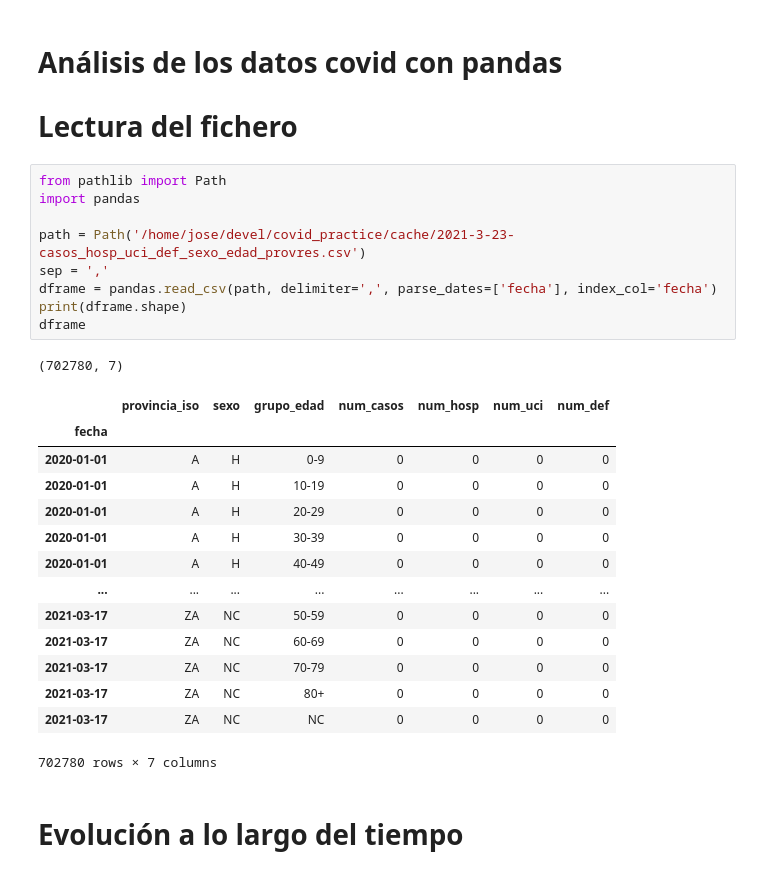
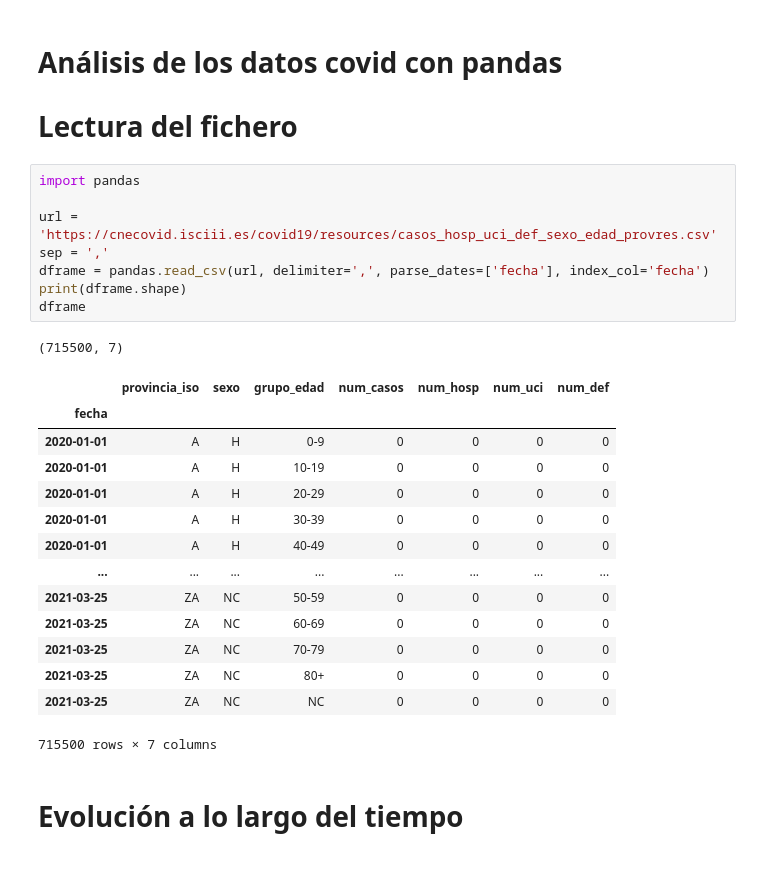
Before and after one commit to JoseBlanca/py_industriales, a Jupyter notebook: covid/con_jupyter/analysis_con_pandas.ipynb, the cells around one changed output. Saved outputs shown, nothing was run; the diff lists cells and outputs as text.

```diff
--- a/covid/con_jupyter/analysis_con_pandas.ipynb
+++ b/covid/con_jupyter/analysis_con_pandas.ipynb
@@ -3,30 +3,29 @@
 
 # Lectura del fichero
 # %%
-from pathlib import Path
 import pandas
 
-path = Path('/home/jose/devel/covid_practice/cache/2021-3-23-casos_hosp_uci_def_sexo_edad_provres.csv')
+url = 'https://cnecovid.isciii.es/covid19/resources/casos_hosp_uci_def_sexo_edad_provres.csv'
 sep = ','
-dframe = pandas.read_csv(path, delimiter=',', parse_dates=['fecha'], index_col='fecha')
+dframe = pandas.read_csv(url, delimiter=',', parse_dates=['fecha'], index_col='fecha')
 print(dframe.shape)
 dframe
 # %% [output]
-(702780, 7)
+(715500, 7)
 |  | provincia_iso | sexo | grupo_edad | num_casos | num_hosp | num_uci | num_def |
 | fecha |  |  |  |  |  |  |  |
 | 2020-01-01 | A | H | 0-9 | 0 | 0 | 0 | 0 |
 | 2020-01-01 | A | H | 10-19 | 0 | 0 | 0 | 0 |
 | 2020-01-01 | A | H | 20-29 | 0 | 0 | 0 | 0 |
 | 2020-01-01 | A | H | 30-39 | 0 | 0 | 0 | 0 |
 | 2020-01-01 | A | H | 40-49 | 0 | 0 | 0 | 0 |
 | ... | ... | ... | ... | ... | ... | ... | ... |
-| 2021-03-17 | ZA | NC | 50-59 | 0 | 0 | 0 | 0 |
-| 2021-03-17 | ZA | NC | 60-69 | 0 | 0 | 0 | 0 |
-| 2021-03-17 | ZA | NC | 70-79 | 0 | 0 | 0 | 0 |
-| 2021-03-17 | ZA | NC | 80+ | 0 | 0 | 0 | 0 |
-| 2021-03-17 | ZA | NC | NC | 0 | 0 | 0 | 0 |
+| 2021-03-25 | ZA | NC | 50-59 | 0 | 0 | 0 | 0 |
+| 2021-03-25 | ZA | NC | 60-69 | 0 | 0 | 0 | 0 |
+| 2021-03-25 | ZA | NC | 70-79 | 0 | 0 | 0 | 0 |
+| 2021-03-25 | ZA | NC | 80+ | 0 | 0 | 0 | 0 |
+| 2021-03-25 | ZA | NC | NC | 0 | 0 | 0 | 0 |
-702780 rows × 7 columns
+715500 rows × 7 columns
 # %% [markdown]
 # Evolución a lo largo del tiempo
 # %%
```
Also changed, not shown: parts of 11 cells of this notebook, 3 other files.
